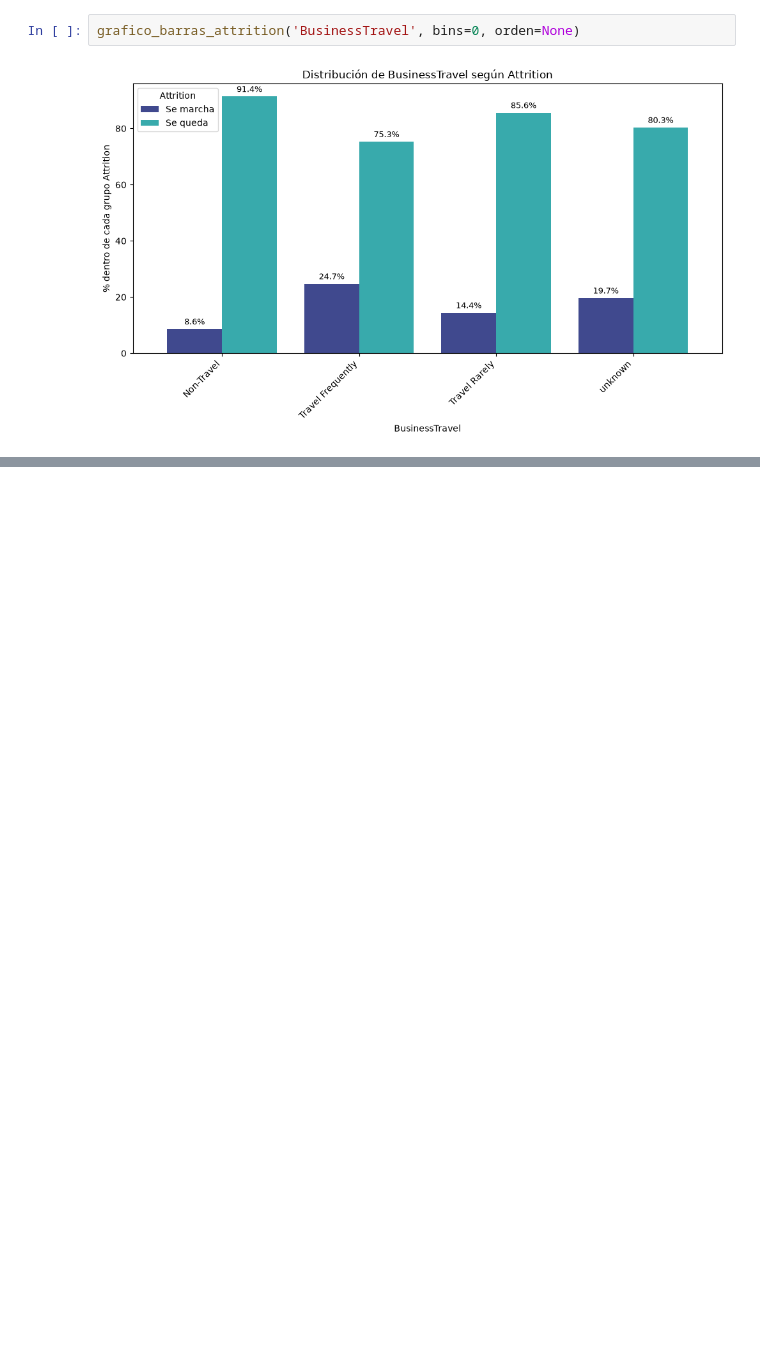
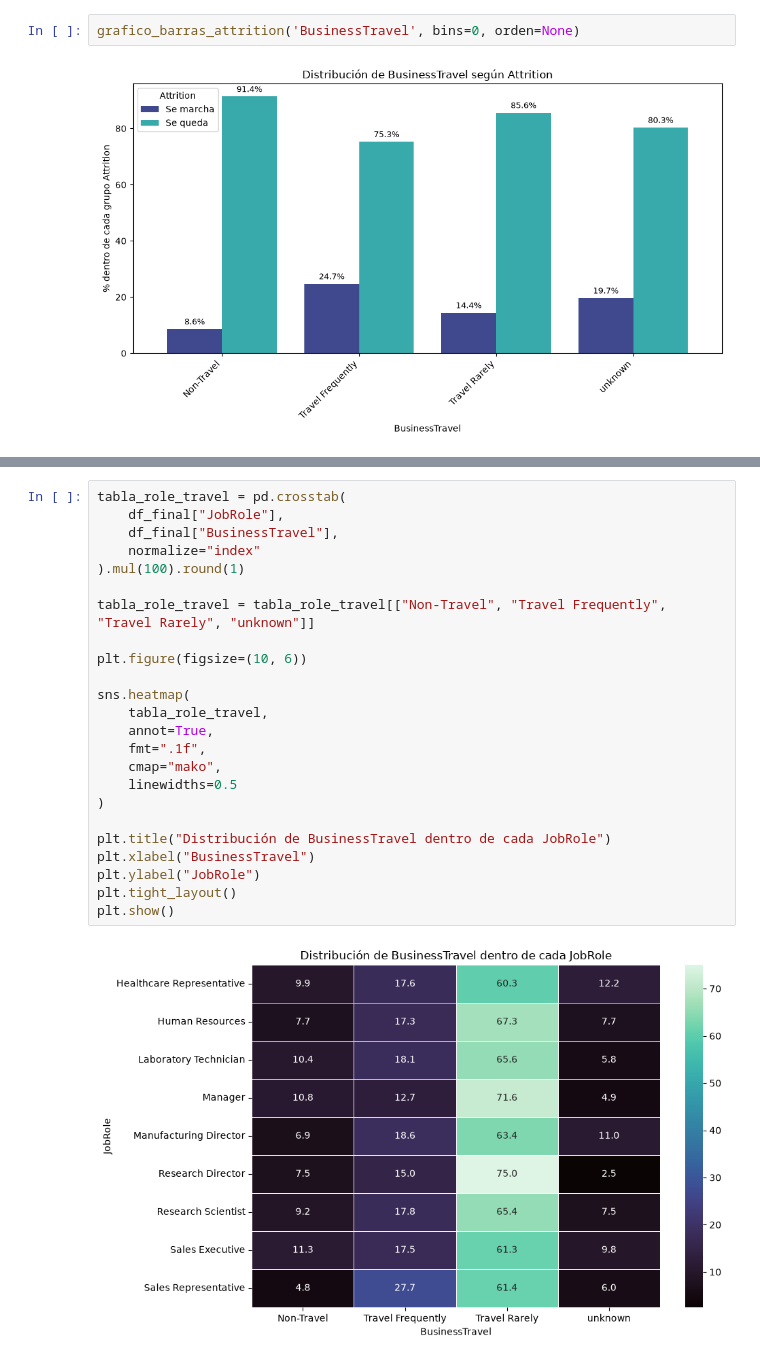
Before and after one commit to Adalab/project-da-promo-67-modulo-3-team-2, a Jupyter notebook: src/notebooks/03_Correlacion.ipynb, the cells around one changed output, grey strips where cells are left out. Cells and saved outputs as stored; diff of their text form; blank space fills up the shorter version.

```diff
--- a/src/notebooks/03_Correlacion.ipynb
+++ b/src/notebooks/03_Correlacion.ipynb
@@ -722,0 +830,26 @@ grafico_barras_attrition('BusinessTravel', bins=0, orden=None)
+# %%
+tabla_role_travel = pd.crosstab(
+    df_final["JobRole"],
+    df_final["BusinessTravel"],
+    normalize="index"
+).mul(100).round(1)
+
+tabla_role_travel = tabla_role_travel[["Non-Travel", "Travel Frequently", "Travel Rarely", "unknown"]]
+
+plt.figure(figsize=(10, 6))
+
+sns.heatmap(
+    tabla_role_travel,
+    annot=True,
+    fmt=".1f",
+    cmap="mako",
+    linewidths=0.5
+)
+
+plt.title("Distribución de BusinessTravel dentro de cada JobRole")
+plt.xlabel("BusinessTravel")
+plt.ylabel("JobRole")
+plt.tight_layout()
+plt.show()
+# %% [output]
+[figure, added]
```
Also changed, not shown: parts of 16 cells of this notebook, 1 other file.
